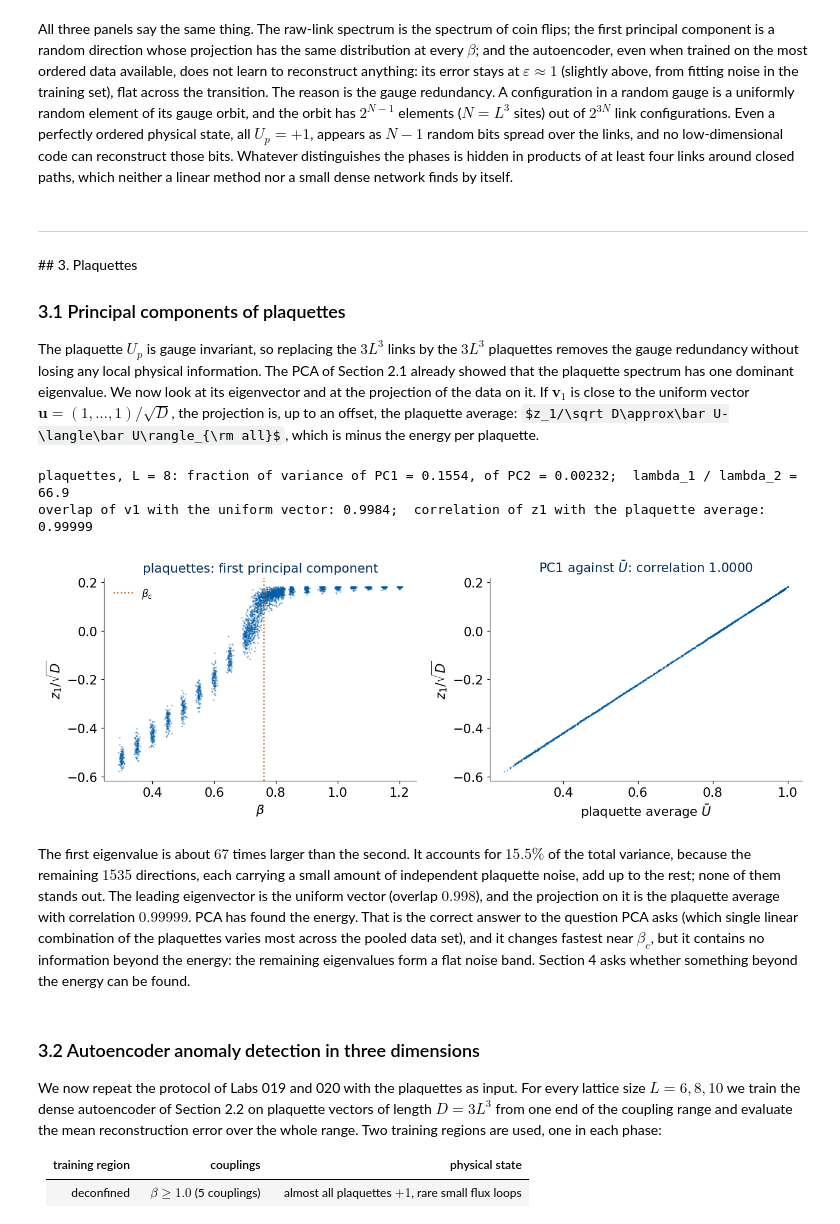
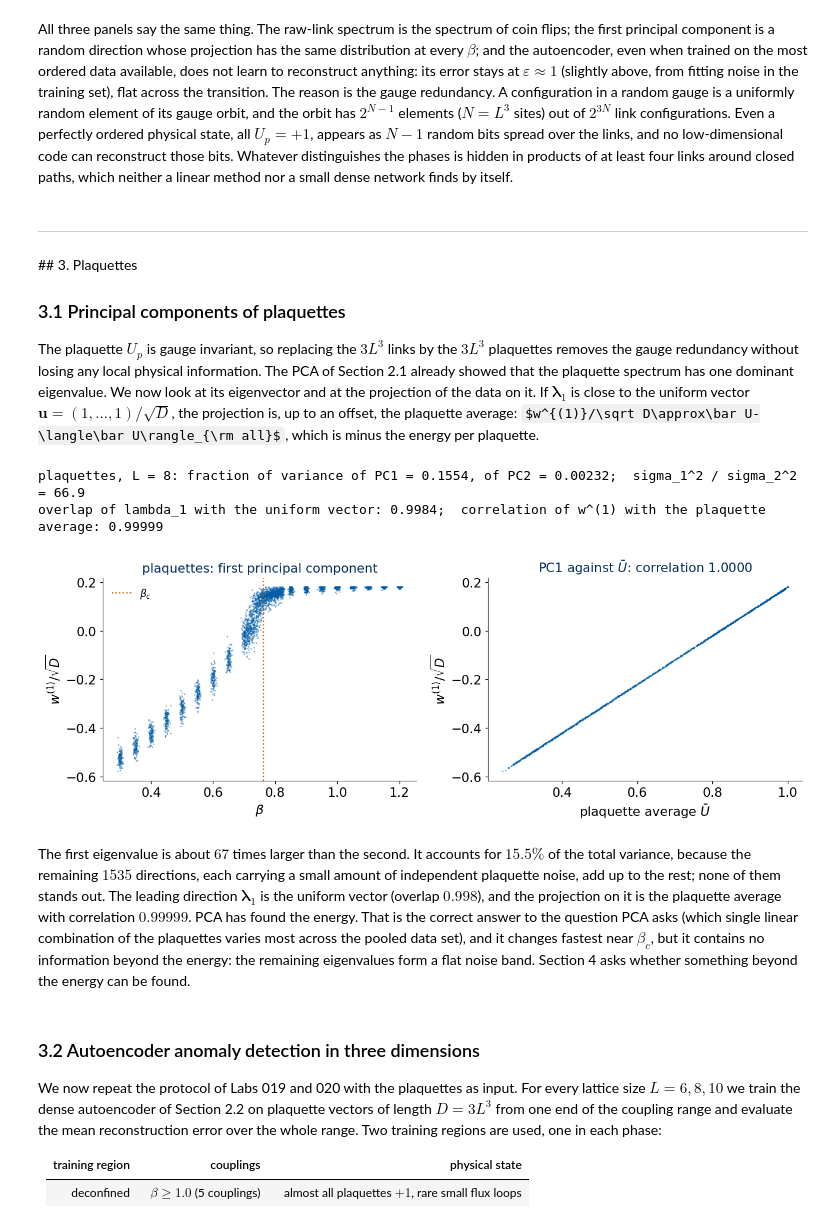
Before and after one commit to MarcinPlodzien/deep-learning-for-classical-and-quantum-physics, a Jupyter notebook: notebooks/lecture-05/lab-022-gauge-without-labels.ipynb, the cells around one changed output. Saved outputs shown, nothing was run; the diff lists cells and outputs as text; code cells hidden in the pictures; some formulas as TeX source.

```diff
--- a/notebooks/lecture-05/lab-022-gauge-without-labels.ipynb
+++ b/notebooks/lecture-05/lab-022-gauge-without-labels.ipynb
@@ -278,13 +280,13 @@ $3L^3=1536$.
 # %%
 @jax.jit
 def pca(X):
-    # X: (n, D) -> mean (D,), covariance eigenvalues (min(n, D),), components as rows of Vt (min(n, D), D)
+    # X: (n, D) -> mean (D,), variances sigma_l^2 (min(n, D),), principal directions lambda_l as rows of Vt (min(n, D), D)
     mu = X.mean(0)
     _, sv, Vt = jnp.linalg.svd(X - mu, full_matrices=False)
     return mu, sv**2 / (X.shape[0] - 1), Vt
 
 def compare_with_sklearn(X, ev, Vt, k=5):
-    # relative deviation of the top-k eigenvalues and |overlap| of the top-k components, JAX against scikit-learn
+    # relative deviation of the top-k variances and |overlap| of the top-k principal directions, JAX against scikit-learn
     sk = SkPCA(n_components=k, svd_solver="full").fit(np.asarray(X, np.float64))
     rel = np.max(np.abs(sk.explained_variance_ - ev[:k]) / ev[:k])
     ovl = np.abs(np.sum(sk.components_ * Vt[:k], axis=1))
@@ -308,8 +310,8 @@ for name, X in (("raw links", X_links), ("random ±1", X_noise), ("plaquettes",
     mu, ev, Vt = (np.asarray(a) for a in pca(jnp.asarray(X)))
     rel, ovl = compare_with_sklearn(X, ev, Vt)
     PCA_RES[name] = dict(mu=mu, ev=ev, Vt=Vt)
-    print(f"{name:11s}: top eigenvalues {np.round(ev[:4], 3)}, median {np.median(ev):.3f};   "
-          f"scikit-learn: max relative eigenvalue deviation {rel:.1e}, |v_k . v_k'| for k = 1..5: {np.round(ovl, 4)}")
+    print(f"{name:11s}: top variances sigma_l^2 {np.round(ev[:4], 3)}, median {np.median(ev):.3f};   "
+          f"scikit-learn: max relative deviation of sigma_l^2 {rel:.1e}, |lambda_l . lambda_l'| for l = 1..5: {np.round(ovl, 4)}")
     assert rel < 1e-3 and np.all(ovl > 0.999)
 # %% [output]
 data matrices: (3712, 1536) (3712, 1536) (3712, 1536)
@@ -440,40 +442,40 @@ products of at least four links around closed paths, which neither a linear meth
 
 The plaquette $U_p$ is gauge invariant, so replacing the $3L^3$ links by the $3L^3$ plaquettes removes the gauge redundancy without losing any
 local physical information. The PCA of Section 2.1 already showed that the plaquette spectrum has one dominant eigenvalue. We now look at its
-eigenvector and at the projection of the data on it. If $\mathbf v_1$ is close to the uniform vector $\mathbf u=(1,\dots,1)/\sqrt D$, the projection
-is, up to an offset, the plaquette average: $z_1/\sqrt D\approx\bar U-\langle\bar U\rangle_{\rm all}$, which is minus the energy per plaquette.
+eigenvector and at the projection of the data on it. If $\boldsymbol\lambda_1$ is close to the uniform vector $\mathbf u=(1,\dots,1)/\sqrt D$, the projection
+is, up to an offset, the plaquette average: $w^{(1)}/\sqrt D\approx\bar U-\langle\bar U\rangle_{\rm all}$, which is minus the energy per plaquette.
 # %%
 P = PCA_RES["plaquettes"]
 ev_ratio = P["ev"] / P["ev"].sum()
-v1 = P["Vt"][0] * np.sign(P["Vt"][0].sum())                      # fix the sign so that v1 points along +U
-overlap_uniform = abs(v1.sum()) / np.sqrt(len(v1))
-z1p = (X_plaq - P["mu"]) @ v1 / np.sqrt(X_plaq.shape[1])
+lam1 = P["Vt"][0] * np.sign(P["Vt"][0].sum())                    # fix the sign so that lambda_1 points along +U
+overlap_uniform = abs(lam1.sum()) / np.sqrt(len(lam1))
+w1p = (X_plaq - P["mu"]) @ lam1 / np.sqrt(X_plaq.shape[1])
 Ubar_rows = X_plaq.mean(1)
-corr_pc1_U = np.corrcoef(z1p, Ubar_rows)[0, 1]
+corr_pc1_U = np.corrcoef(w1p, Ubar_rows)[0, 1]
 print(f"plaquettes, L = 8: fraction of variance of PC1 = {ev_ratio[0]:.4f}, of PC2 = {ev_ratio[1]:.5f};  "
-      f"lambda_1 / lambda_2 = {P['ev'][0] / P['ev'][1]:.1f}")
-print(f"overlap of v1 with the uniform vector: {overlap_uniform:.4f};  correlation of z1 with the plaquette average: {corr_pc1_U:.5f}")
+      f"sigma_1^2 / sigma_2^2 = {P['ev'][0] / P['ev'][1]:.1f}")
+print(f"overlap of lambda_1 with the uniform vector: {overlap_uniform:.4f};  correlation of w^(1) with the plaquette average: {corr_pc1_U:.5f}")
 NUMBERS.update(pca_plaq_var1=round(float(ev_ratio[0]), 4), pca_plaq_var2=round(float(ev_ratio[1]), 5),
                pca_plaq_ratio=round(float(P["ev"][0] / P["ev"][1]), 1),
                pca_plaq_uniform=round(float(overlap_uniform), 4), pca_plaq_corrU=round(float(corr_pc1_U), 5))
 
 fig, ax = plt.subplots(1, 2, figsize=(12, 4.4))
-ax[0].plot(beta_row + np.random.default_rng(2).normal(0, 0.004, beta_row.size), z1p, ".", ms=1.5, alpha=0.4, color=UJBlue)
+ax[0].plot(beta_row + np.random.default_rng(2).normal(0, 0.004, beta_row.size), w1p, ".", ms=1.5, alpha=0.4, color=UJBlue)
 ax[0].axvline(BETA_C, color=DSOrange, ls=":", lw=1.5, label=r"$\beta_c$")
-ax[0].set_xlabel(r"$\beta$"); ax[0].set_ylabel(r"$z_1/\sqrt{D}$"); ax[0].set_title("plaquettes: first principal component")
+ax[0].set_xlabel(r"$\beta$"); ax[0].set_ylabel(r"$w^{(1)}/\sqrt{D}$"); ax[0].set_title("plaquettes: first principal component")
 ax[0].legend(frameon=False, fontsize=11)
-ax[1].plot(Ubar_rows, z1p, ".", ms=1.5, alpha=0.4, color=UJBlue)
-ax[1].set_xlabel(r"plaquette average $\bar U$"); ax[1].set_ylabel(r"$z_1/\sqrt{D}$")
+ax[1].plot(Ubar_rows, w1p, ".", ms=1.5, alpha=0.4, color=UJBlue)
+ax[1].set_xlabel(r"plaquette average $\bar U$"); ax[1].set_ylabel(r"$w^{(1)}/\sqrt{D}$")
 ax[1].set_title(f"PC1 against $\\bar U$: correlation {corr_pc1_U:.4f}")
 fig.tight_layout(); savefig(fig, "gen_gauge_ml_plaq_pca.png"); plt.show()
 # %% [output]
-plaquettes, L = 8: fraction of variance of PC1 = 0.1554, of PC2 = 0.00232;  lambda_1 / lambda_2 = 66.9
-overlap of v1 with the uniform vector: 0.9984;  correlation of z1 with the plaquette average: 0.99999
+plaquettes, L = 8: fraction of variance of PC1 = 0.1554, of PC2 = 0.00232;  sigma_1^2 / sigma_2^2 = 66.9
+overlap of lambda_1 with the uniform vector: 0.9984;  correlation of w^(1) with the plaquette average: 0.99999
-[figure, old version]
+[figure, new version]
 # %% [markdown]
 The first eigenvalue is about $67$ times larger than the second. It accounts for $15.5\%$ of the total variance, because the remaining
 $1535$ directions, each carrying a small amount of independent plaquette noise, add up to the rest; none of them stands out. The leading
-eigenvector is the uniform vector (overlap $0.998$), and the projection on it is the plaquette average with correlation $0.99999$. PCA has found the energy. That is the correct answer to the question PCA asks (which single linear
+direction $\boldsymbol\lambda_1$ is the uniform vector (overlap $0.998$), and the projection on it is the plaquette average with correlation $0.99999$. PCA has found the energy. That is the correct answer to the question PCA asks (which single linear
 combination of the plaquettes varies most across the pooled data set), and it changes fastest near $\beta_c$, but it contains no information beyond the
 energy: the remaining eigenvalues form a flat noise band. Section 4 asks whether something beyond the energy can be found.
 # %% [markdown]
```
Also changed, not shown: parts of 9 cells of this notebook, 26 other files.
